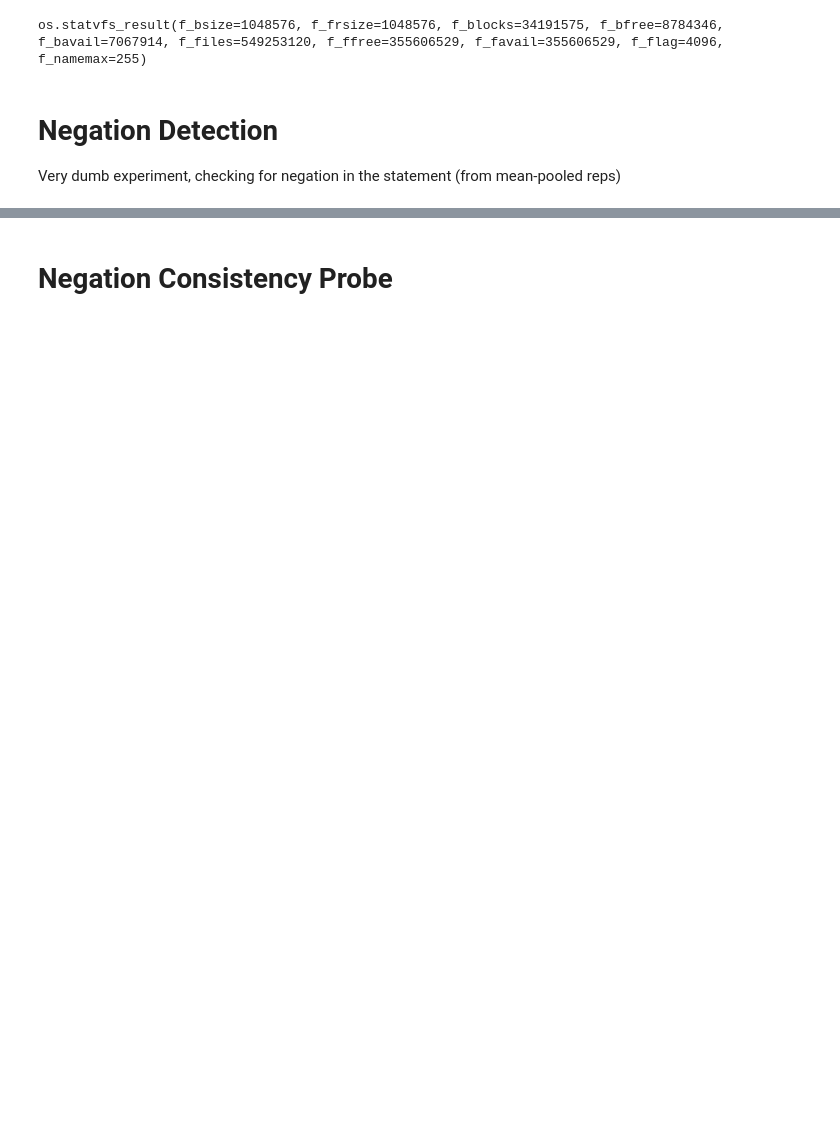
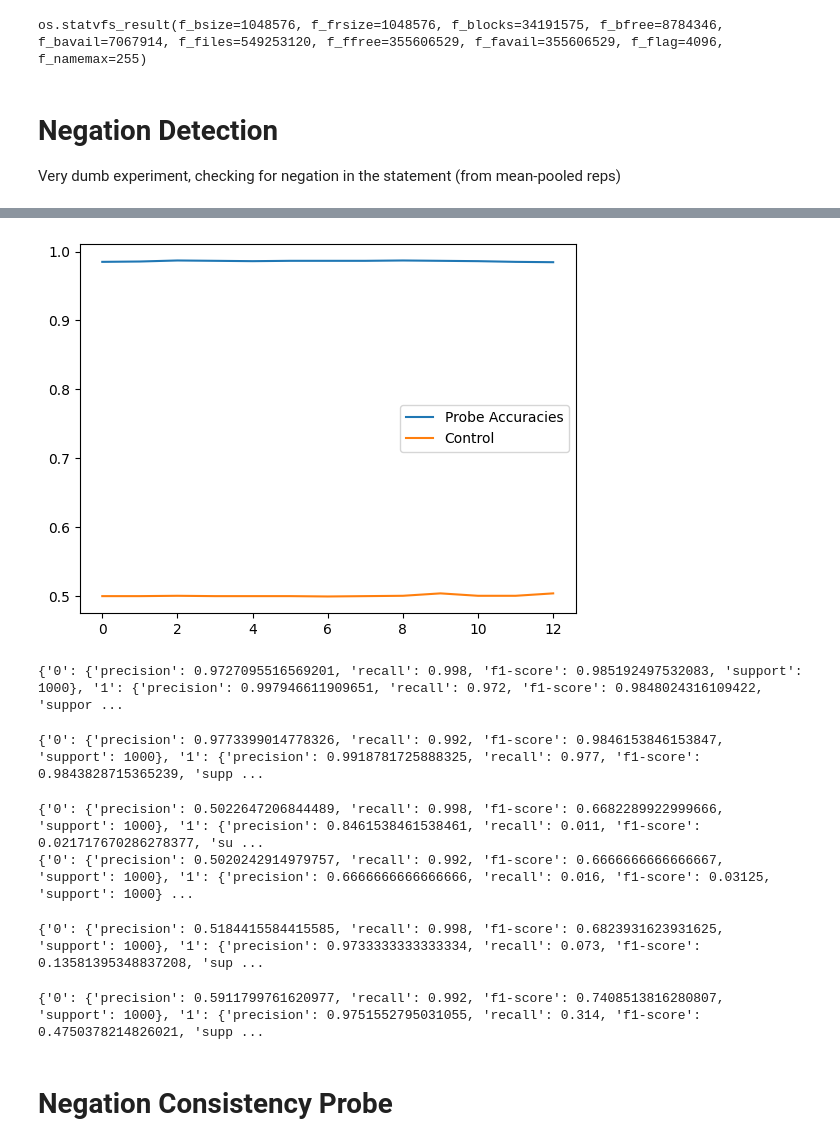
Before and after one commit to shashwat1002/negation_new, a Jupyter notebook: negation_probing.ipynb, the cells around one changed output, grey strips where cells are left out. Saved outputs shown, nothing was run; the diff lists cells and outputs as text; code cells hidden in the pictures; blank space fills up the shorter version.

```diff
--- a/negation_probing.ipynb
+++ b/negation_probing.ipynb
@@ -438,0 +675,4 @@ test_detect_neg_con, test_labels_det_neg_con = get_hidden_states_many_examples(m
+# %%
+train_detect_neg_deb, train_labels_det_neg_deb = get_hidden_states_many_examples(model_wrapped_deberta, train_dataset_neg_detect, n=500, batch_size=100)
+test_detect_neg_deb, test_labels_det_neg_deb = get_hidden_states_many_examples(model_wrapped_deberta, test_dataset_neg_detect, n=2000, batch_size=100)
+test_detect_neg_con2_deb, test_labels_det_neg_con2_deb = get_hidden_states_many_examples(model_wrapped_deberta, test_dataset_neg_detect_control2, n=2000, batch_size=100)
@@ -439,6 +683,7 @@ test_detect_neg_con, test_labels_det_neg_con = get_hidden_states_many_examples(m
 # %%
 models_neg_det, accuracies = run_experiment_across_layers(linear_probe_experiment, train_detect_neg, train_labels_det_neg, test_detect_neg, test_labels_det_neg)
 # class_0_neg_det, class_1_neg_det = collect_all_precisions_recalls(reports_neg_det)
+models_neg_det_deb, accuracies = run_experiment_across_layers(linear_probe_experiment, train_detect_neg_deb, train_labels_det_neg_deb, test_detect_neg_deb, test_labels_det_neg_deb)
 # %% [output]
 [Parallel(n_jobs=1)]: Using backend SequentialBackend with 1 concurrent workers.
  This problem is unconstrained.
@@ -584,2 +939,3 @@ CONVERGENCE: REL_REDUCTION_OF_F_<=_FACTR*EPSMCH
 # %%
 reports_neg_det = generate_classification_report_all_layers(test_detect_neg, test_labels_det_neg, models_neg_det)
+reports_neg_det_deb = generate_classification_report_all_layers(test_detect_neg_deb, test_labels_det_neg_deb, models_neg_det_deb)
@@ -587,3 +945,4 @@ reports_neg_det = generate_classification_report_all_layers(test_detect_neg, tes
 class_0_models_neg_det, class_1_models_neg_det = collect_all_precisions_recalls(reports_neg_det)
 # %%
 reports_neg_det_con = generate_classification_report_all_layers(test_detect_neg_con, test_labels_det_neg_con, models_neg_det)
+reports_neg_det_con_deb = generate_classification_report_all_layers(test_detect_neg_con_deb, test_labels_det_neg_con_deb, models_neg_det_deb)
@@ -597,3 +972,32 @@ plt.savefig("Negation_detect.svg", format="svg")
+# %%
+plt.plot([i for i in range(len(reports_neg_det_deb))], [report['accuracy'] for report in reports_neg_det_deb], label="Probe Accuracies")
+plt.plot([i for i in range(len(reports_neg_det_deb))], [report['accuracy'] for report in reports_neg_det_con_deb], label="Control")
+plt.legend()
+plt.savefig("Negation_detect.svg", format="svg")
+# %% [output]
+[figure, added]
+# %%
+print(reports_neg_det[-1])
+# %% [output]
+{'0': {'precision': 0.9727095516569201, 'recall': 0.998, 'f1-score': 0.985192497532083, 'support': 1000}, '1': {'precision': 0.997946611909651, 'recall': 0.972, 'f1-score': 0.9848024316109422, 'suppor ...
+# %%
+print(reports_neg_det_deb[-1])
+# %% [output]
+{'0': {'precision': 0.9773399014778326, 'recall': 0.992, 'f1-score': 0.9846153846153847, 'support': 1000}, '1': {'precision': 0.9918781725888325, 'recall': 0.977, 'f1-score': 0.9843828715365239, 'supp ...
+# %%
+print(reports_neg_det_con[-1])
+print(reports_neg_det_con_deb[-1])
+# %% [output]
+{'0': {'precision': 0.5022647206844489, 'recall': 0.998, 'f1-score': 0.6682289922999666, 'support': 1000}, '1': {'precision': 0.8461538461538461, 'recall': 0.011, 'f1-score': 0.021717670286278377, 'su ...
+{'0': {'precision': 0.5020242914979757, 'recall': 0.992, 'f1-score': 0.6666666666666667, 'support': 1000}, '1': {'precision': 0.6666666666666666, 'recall': 0.016, 'f1-score': 0.03125, 'support': 1000} ...
+# %%
+print(reports_neg_det_con2[-1])
+# %% [output]
+{'0': {'precision': 0.5184415584415585, 'recall': 0.998, 'f1-score': 0.6823931623931625, 'support': 1000}, '1': {'precision': 0.9733333333333334, 'recall': 0.073, 'f1-score': 0.13581395348837208, 'sup ...
+# %%
+print(reports_neg_det_con2_deb[-1])
+# %% [output]
+{'0': {'precision': 0.5911799761620977, 'recall': 0.992, 'f1-score': 0.7408513816280807, 'support': 1000}, '1': {'precision': 0.9751552795031055, 'recall': 0.314, 'f1-score': 0.4750378214826021, 'supp ...
 # %%
 # class_0_models_neg_det
 # class_1_models_neg_det
```
Also changed, not shown: parts of 91 cells of this notebook.
